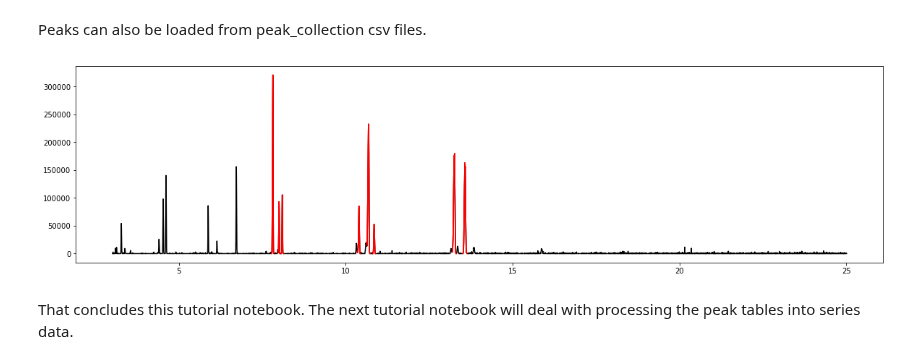
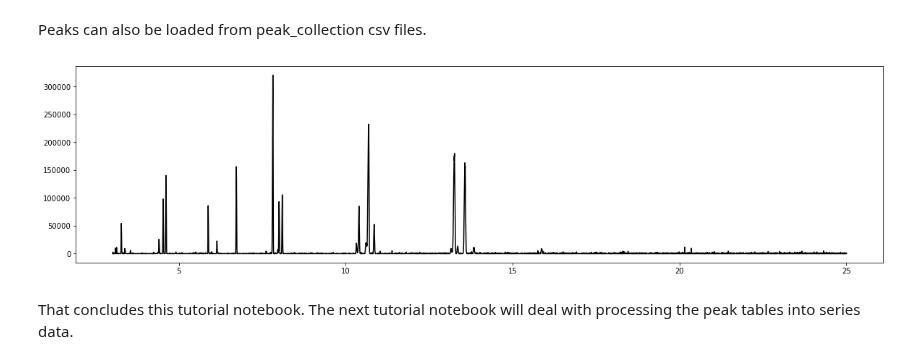
Before and after one commit to Will-Robin/ChromProcess, a Jupyter notebook: ChromProcess_Introduction_1.ipynb, the cells around one changed output. Saved outputs shown, nothing was run; the diff lists cells and outputs as text; code cells hidden in the pictures.

Commit message:
add json reading and writing

```diff
--- a/ChromProcess_Introduction_1.ipynb
+++ b/ChromProcess_Introduction_1.ipynb
@@ -185,3 +185,13 @@ It make also be convenient to store the chromatographic signals in a simple `.cs
 chromatogram_output_folder = 'Sample_analysis/Example/ExperimentalData/ChromatogramCSV'
 for c in chroms:
     c.write_to_csv(filename = f'{chromatogram_output_folder}/{c.filename}')
+# %%
+chromatogram_output_folder = 'Sample_analysis/Example/ExperimentalData/ChromatogramCSV'
+for c in chroms:
+    c.write_to_json(filename = f'{chromatogram_output_folder}/{c.filename[:-4]}.json')
+# %%
+from ChromProcess.Loading import chrom_from_json
+json_chroms = []
+for c in chroms:
+    new_c = chrom_from_json(f'{chromatogram_output_folder}/{c.filename[:-4]}.json')
+    json_chroms.append(new_c)
@@ -195,19 +223,19 @@ for c, chrom in enumerate(chroms, 1):
     peak_collection = peak_collection_from_csv(peak_file)
     add_peaks_to_chromatogram(peak_collection.peaks, chrom)
 # %%
-test_chromatogram = chroms[0]
+test_chromatogram = json_chroms[0]
 
 time = test_chromatogram.time
 signal = test_chromatogram.signal
 
 fig, ax = plt.subplots(figsize = (20,5))
 ax.plot(time, signal, c = 'k', zorder = 0)
 for c,pk in enumerate(test_chromatogram.peaks):
     idx = test_chromatogram.peaks[pk].indices
     ax.plot(time[idx], signal[idx], c= 'r', zorder  = 1)
 
 plt.show()
 # %% [output]
-[figure, old version]
+[figure, new version]
 # %% [markdown]
 That concludes this tutorial notebook. The next tutorial notebook will deal with processing the peak tables into series data.
```
Also changed, not shown: parts of 2 cells of this notebook, 10 other files.
